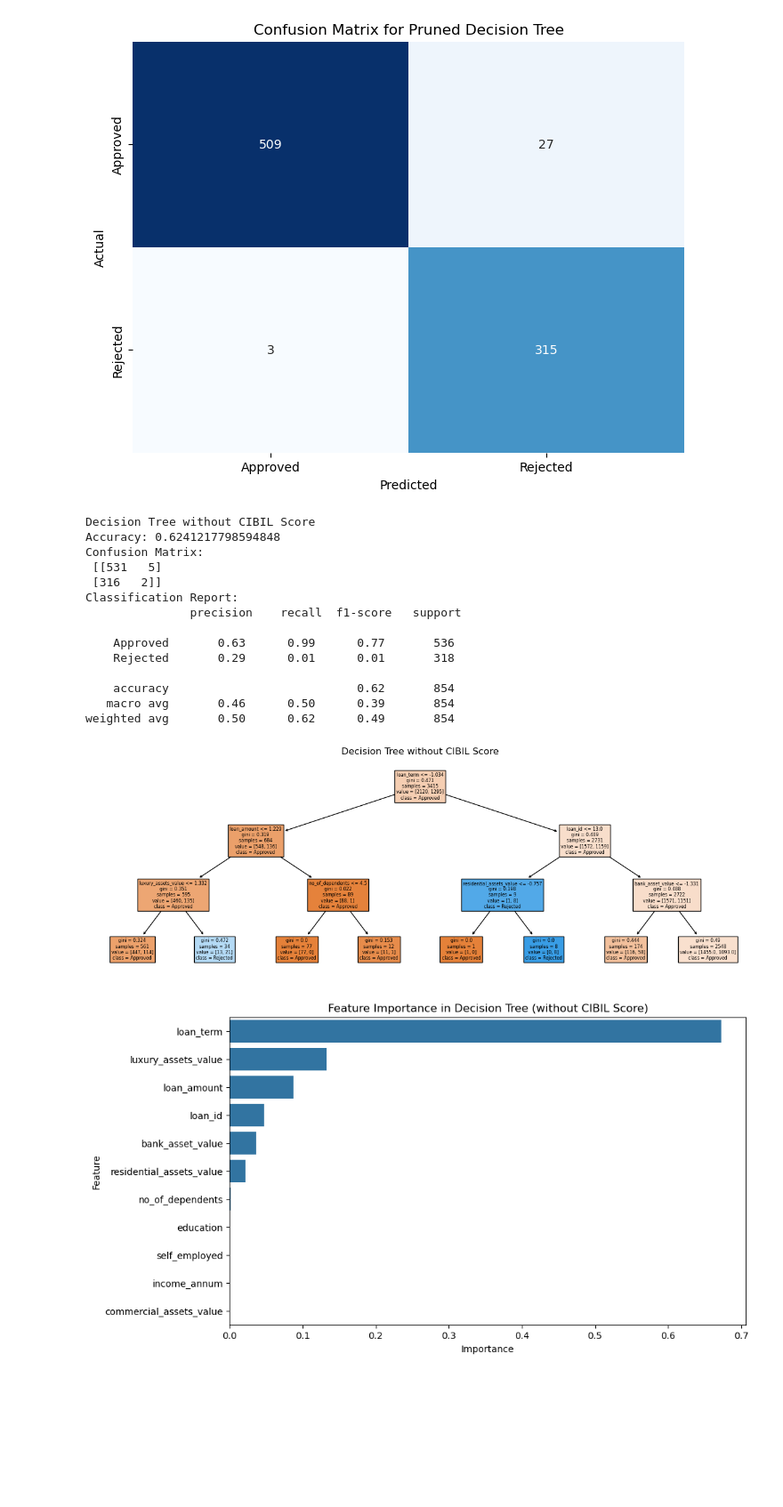
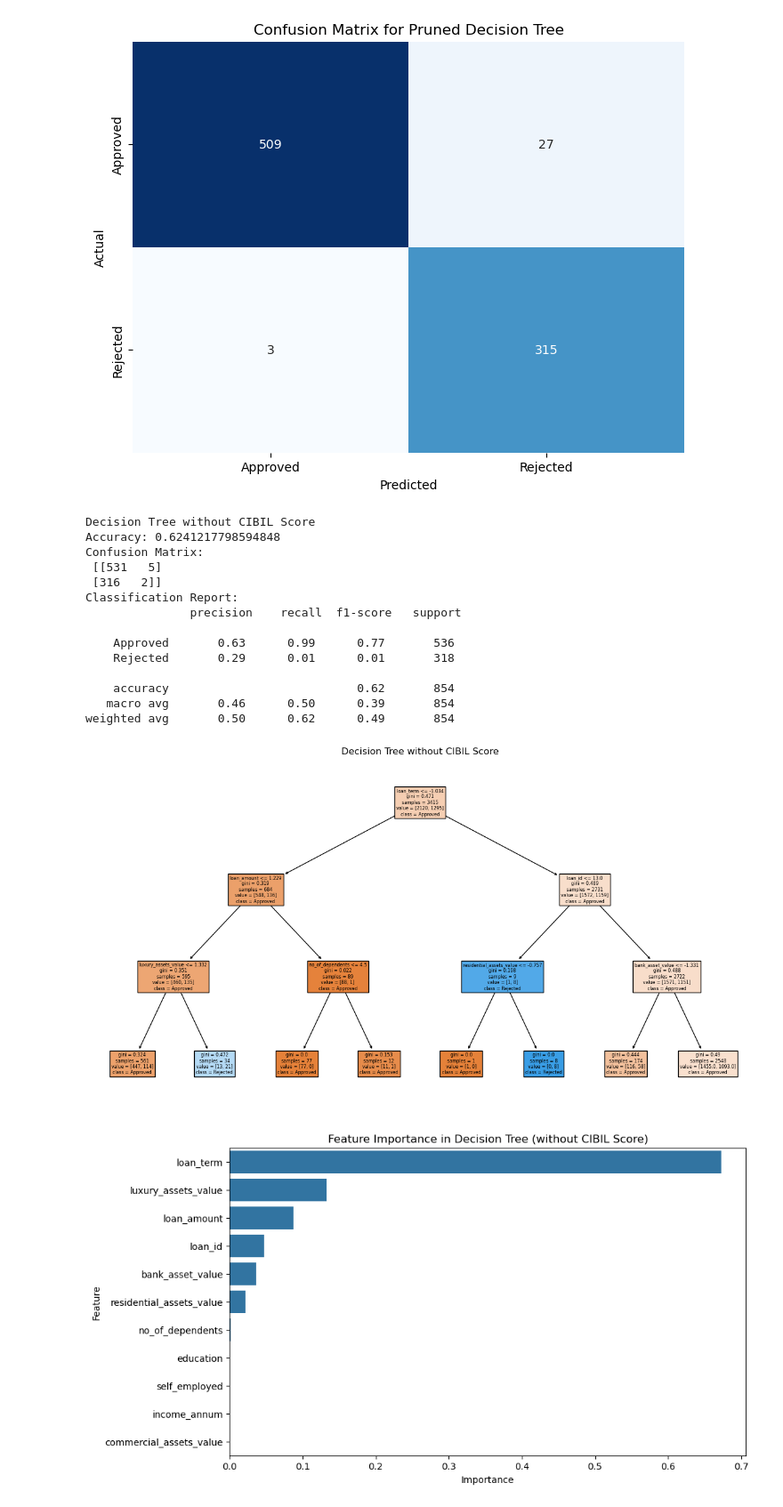
Before and after one commit to Group-6-Software-Development/Data-Handling-and-Machine-Learning, a Jupyter notebook: Home Assignments/Task 6 - Project.ipynb, the cells around one changed output. Shown: that part at 89% size. Cells and saved outputs as stored; diff of their text form; code cells hidden in the pictures; blank space fills up the shorter version.

Commit message:
Pushed everything, loan id still up

```diff
--- a/Home Assignments/Task 6 - Project.ipynb
+++ b/Home Assignments/Task 6 - Project.ipynb
@@ -61,3 +61,7 @@ memory usage: 433.7+ KB
 | 4 | 5 | 5 | Not Graduate | Yes | 9800000 | 24200000 | 20 | ... |
 # %% [markdown]
 Here we can see the total entries is 4269 which represent invidual loan applications. Also there is a total of 13 columns that represents different features of the loan applicants.
+# %%
+# Drop the 'id' column from the DataFrame
+df = df.drop('loan_id', axis=1)
+print(df.columns)
@@ -521,35 +601,35 @@ dt_classifier.fit(X_train_no_cibil, y_train)
 
 # Predict on the test set without CIBIL score
 y_pred_no_cibil = dt_classifier.predict(X_test_no_cibil)
 
 # Evaluate the model without CIBIL score
 print("Decision Tree without CIBIL Score")
 print("Accuracy:", accuracy_score(y_test, y_pred_no_cibil))
 print("Confusion Matrix:\n", confusion_matrix(y_test, y_pred_no_cibil))
 print("Classification Report:\n", classification_report(y_test, y_pred_no_cibil))
 
 # Plot the decision tree without CIBIL score
-plt.figure(figsize=(15, 5))
+plt.figure(figsize=(15, 8))
 plot_tree(dt_classifier, feature_names=X_no_cibil.columns, class_names=['Approved', 'Rejected'], filled=True)
 plt.title("Decision Tree without CIBIL Score")
 
 plt.show()
 # %% [output]
 Decision Tree without CIBIL Score
 Accuracy: 0.6241217798594848
 Confusion Matrix:
  [[531   5]
  [316   2]]
 Classification Report:
                precision    recall  f1-score   support
 
     Approved       0.63      0.99      0.77       536
     Rejected       0.29      0.01      0.01       318
 
     accuracy                           0.62       854
    macro avg       0.46      0.50      0.39       854
 weighted avg       0.50      0.62      0.49       854
-[figure, old version]
+[figure, new version]
 # %%
 importances = dt_classifier.feature_importances_
 features = X_no_cibil.columns
```
Also changed, not shown: parts of 7 cells of this notebook.
